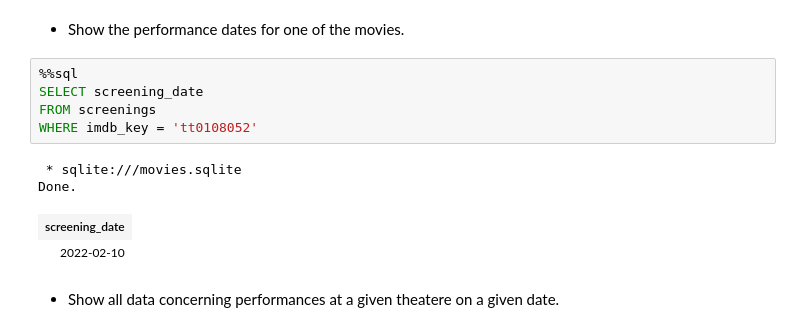
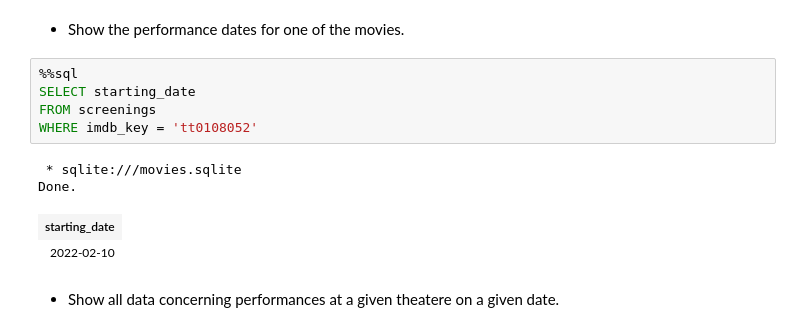
Before and after one commit to ALangerbeck/EDAF75-Database-Technology, a Jupyter notebook: Labs/Lab2/lab2-nb.ipynb, the cells around one changed output. Drawn from its saved outputs; the diff is of its cells as text.

Commit message:
done lab, change screening_date to match ER model

```diff
--- a/Labs/Lab2/lab2-nb.ipynb
+++ b/Labs/Lab2/lab2-nb.ipynb
@@ -46,13 +46,13 @@ Done.
 + Show the performance dates for one of the movies.
 # %%
 %%sql
-SELECT screening_date
+SELECT starting_date
 FROM screenings
 WHERE imdb_key = 'tt0108052'
 # %% [output]
  * sqlite:///movies.sqlite
 Done.
-| screening_date |
+| starting_date |
 | 2022-02-10 |
 # %% [markdown]
 + Show all data concerning performances at a given theatere
```
Also changed, not shown: parts of 7 cells of this notebook, 2 other files.
